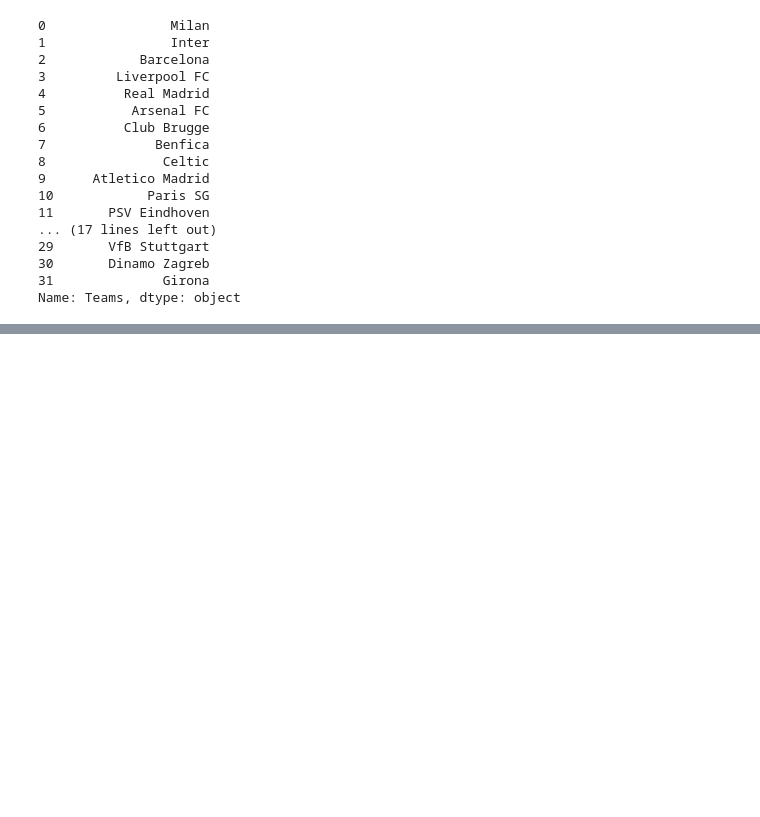
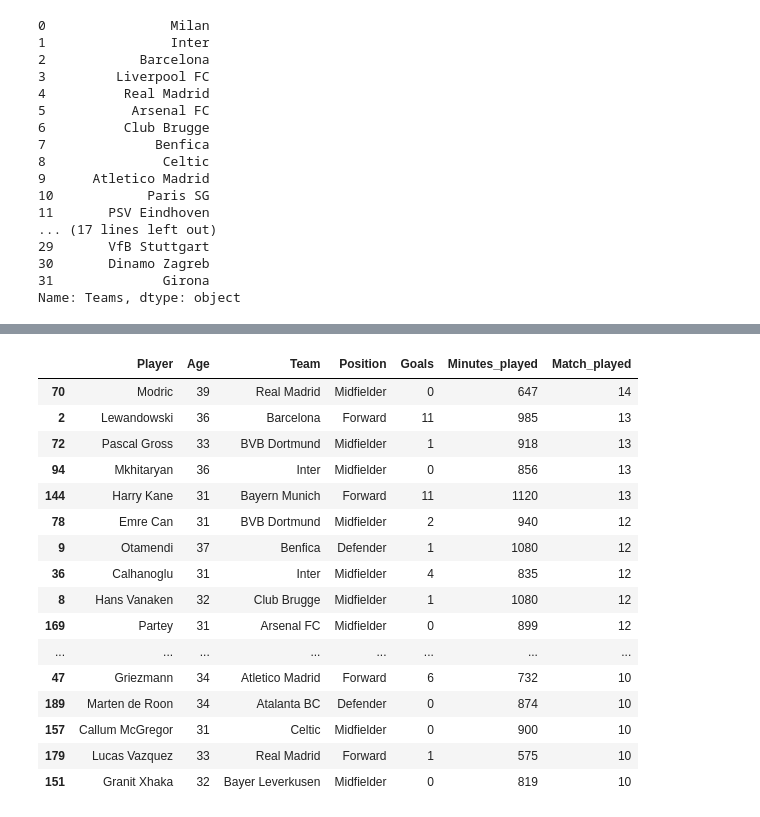
Before and after one commit to ArberKuqi/PythonDataScience_Project, a Jupyter notebook: ChampionsData/02-descriptive_statistics.ipynb, the cells around one changed output, grey strips where cells are left out. Saved outputs shown, nothing was run; the diff lists cells and outputs as text; code cells hidden in the pictures; blank space fills up the shorter version.

```diff
--- a/ChampionsData/02-descriptive_statistics.ipynb
+++ b/ChampionsData/02-descriptive_statistics.ipynb
@@ -192,0 +216,22 @@ Name: Teams, dtype: object
+# %%
+players_aged_sorted = players_aged[['Player','Age','Team','Position','Goals','Minutes_played','Match_played']].sort_values(by='Match_played', ascending=False)
+
+players_aged_sorted.head(20)
+# %% [output]
+|  | Player | Age | Team | Position | Goals | Minutes_played | Match_played |
+| 70 | Modric | 39 | Real Madrid | Midfielder | 0 | 647 | 14 |
+| 2 | Lewandowski | 36 | Barcelona | Forward | 11 | 985 | 13 |
+| 72 | Pascal Gross | 33 | BVB Dortmund | Midfielder | 1 | 918 | 13 |
+| 94 | Mkhitaryan | 36 | Inter | Midfielder | 0 | 856 | 13 |
+| 144 | Harry Kane | 31 | Bayern Munich | Forward | 11 | 1120 | 13 |
+| 78 | Emre Can | 31 | BVB Dortmund | Midfielder | 2 | 940 | 12 |
+| 9 | Otamendi | 37 | Benfica | Defender | 1 | 1080 | 12 |
+| 36 | Calhanoglu | 31 | Inter | Midfielder | 4 | 835 | 12 |
+| 8 | Hans Vanaken | 32 | Club Brugge | Midfielder | 1 | 1080 | 12 |
+| 169 | Partey | 31 | Arsenal FC | Midfielder | 0 | 899 | 12 |
+| ... | ... | ... | ... | ... | ... | ... | ... |
+| 47 | Griezmann | 34 | Atletico Madrid | Forward | 6 | 732 | 10 |
+| 189 | Marten de Roon | 34 | Atalanta BC | Defender | 0 | 874 | 10 |
+| 157 | Callum McGregor | 31 | Celtic | Midfielder | 0 | 900 | 10 |
+| 179 | Lucas Vazquez | 33 | Real Madrid | Forward | 1 | 575 | 10 |
+| 151 | Granit Xhaka | 32 | Bayer Leverkusen | Midfielder | 0 | 819 | 10 |
```
Also changed, not shown: parts of 17 cells of this notebook, 1 other file.
